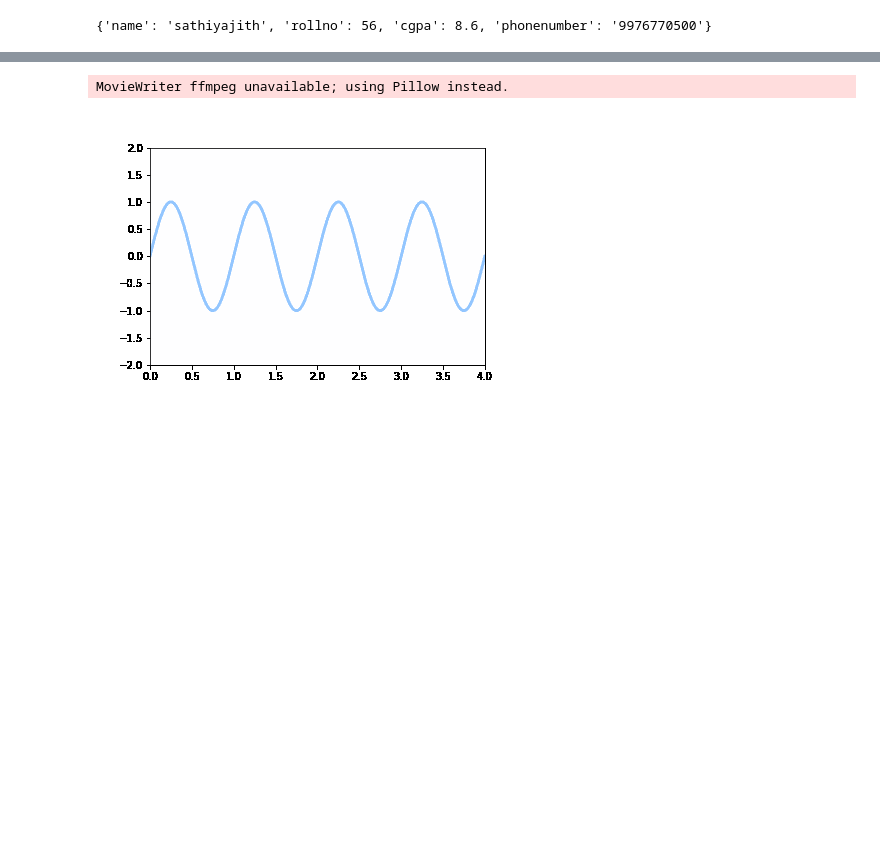
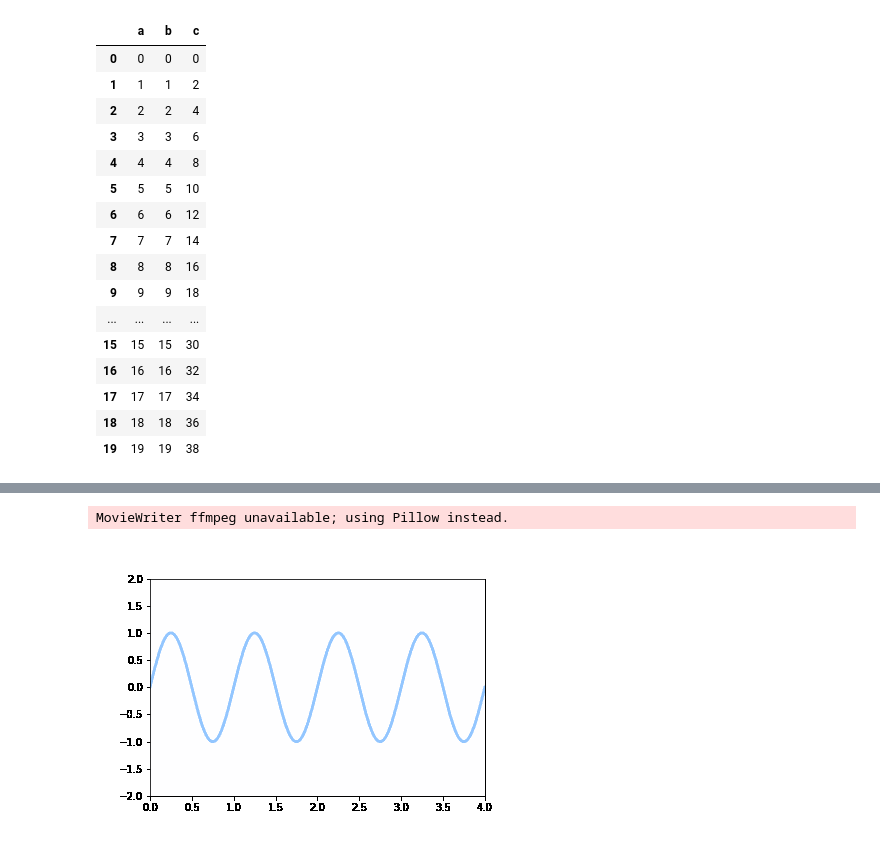
Before and after one commit to timjdavey/incoherence, a Jupyter notebook: notebooks/Scratchpad.ipynb, the cells around one changed output, grey strips where cells are left out. Saved outputs shown, nothing was run; the diff lists cells and outputs as text; code cells hidden in the pictures; blank space fills up the shorter version.

```diff
--- a/notebooks/Scratchpad.ipynb
+++ b/notebooks/Scratchpad.ipynb
@@ -1,27 +1,24 @@
 # %%
-import json
+import pandas as pd
 
-# Data to be written
-dictionary ={
-    "name" : "sathiyajith",
-    "rollno" : 56,
-    "cgpa" : 8.6,
-    "phonenumber" : "9976770500"
-}
-
-
-filename = "../datasets/chisquare/sample.json"
-
-try:
-    with open(filename, 'r') as myfile:
-        data = json.loads(myfile.read())
-except FileNotFoundError:
-    print('do calc')
-
-    # now save
-    with open(filename, "w") as outfile:
-        json.dump(dictionary, outfile)
-
-data
+df = pd.DataFrame({'a':np.arange(20), 'b':np.arange(20)})
-# %% [output]
-{'name': 'sathiyajith', 'rollno': 56, 'cgpa': 8.6, 'phonenumber': '9976770500'}
+# %%
+df.assign(c=lambda r: r.a+r.b)
+# %% [output]
+|  | a | b | c |
+| 0 | 0 | 0 | 0 |
+| 1 | 1 | 1 | 2 |
+| 2 | 2 | 2 | 4 |
+| 3 | 3 | 3 | 6 |
+| 4 | 4 | 4 | 8 |
+| 5 | 5 | 5 | 10 |
+| 6 | 6 | 6 | 12 |
+| 7 | 7 | 7 | 14 |
+| 8 | 8 | 8 | 16 |
+| 9 | 9 | 9 | 18 |
+| ... | ... | ... | ... |
+| 15 | 15 | 15 | 30 |
+| 16 | 16 | 16 | 32 |
+| 17 | 17 | 17 | 34 |
+| 18 | 18 | 18 | 36 |
+| 19 | 19 | 19 | 38 |
```
Also changed, not shown: parts of 1 cell of this notebook, 8 other files.
